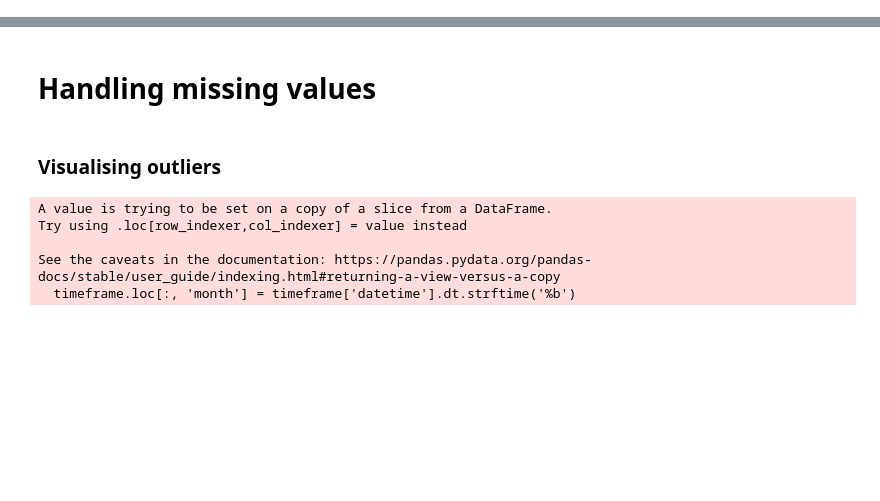
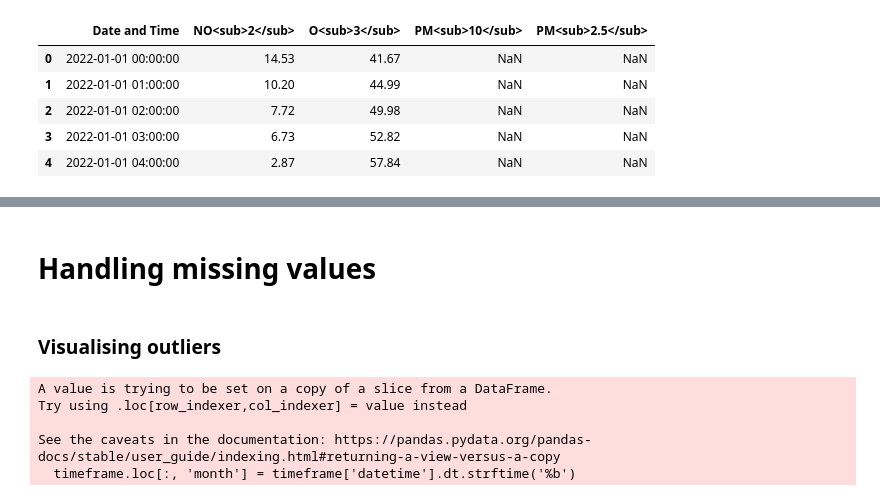
Before and after one commit to AdityaPimpalkar/AQI_federated_learning, a Jupyter notebook: notebooks/pearse_street.ipynb, the cells around one changed output, grey strips where cells are left out. Drawn from its saved outputs; the diff is of its cells as text; code cells hidden in the pictures; blank space fills up the shorter version.

```diff
--- a/notebooks/pearse_street.ipynb
+++ b/notebooks/pearse_street.ipynb
@@ -12,0 +13,9 @@ plot4 = pd.read_csv('../data/pearse_street/data-plot-13.csv')
+# %%
+plot2.head()
+# %% [output]
+|  | Date and Time | NO<sub>2</sub> | O<sub>3</sub> | PM<sub>10</sub> | PM<sub>2.5</sub> |
+| 0 | 2022-01-01 00:00:00 | 14.53 | 41.67 | NaN | NaN |
+| 1 | 2022-01-01 01:00:00 | 10.20 | 44.99 | NaN | NaN |
+| 2 | 2022-01-01 02:00:00 | 7.72 | 49.98 | NaN | NaN |
+| 3 | 2022-01-01 03:00:00 | 6.73 | 52.82 | NaN | NaN |
+| 4 | 2022-01-01 04:00:00 | 2.87 | 57.84 | NaN | NaN |
```
Also changed, not shown: parts of 17 cells of this notebook, 7 other files.
